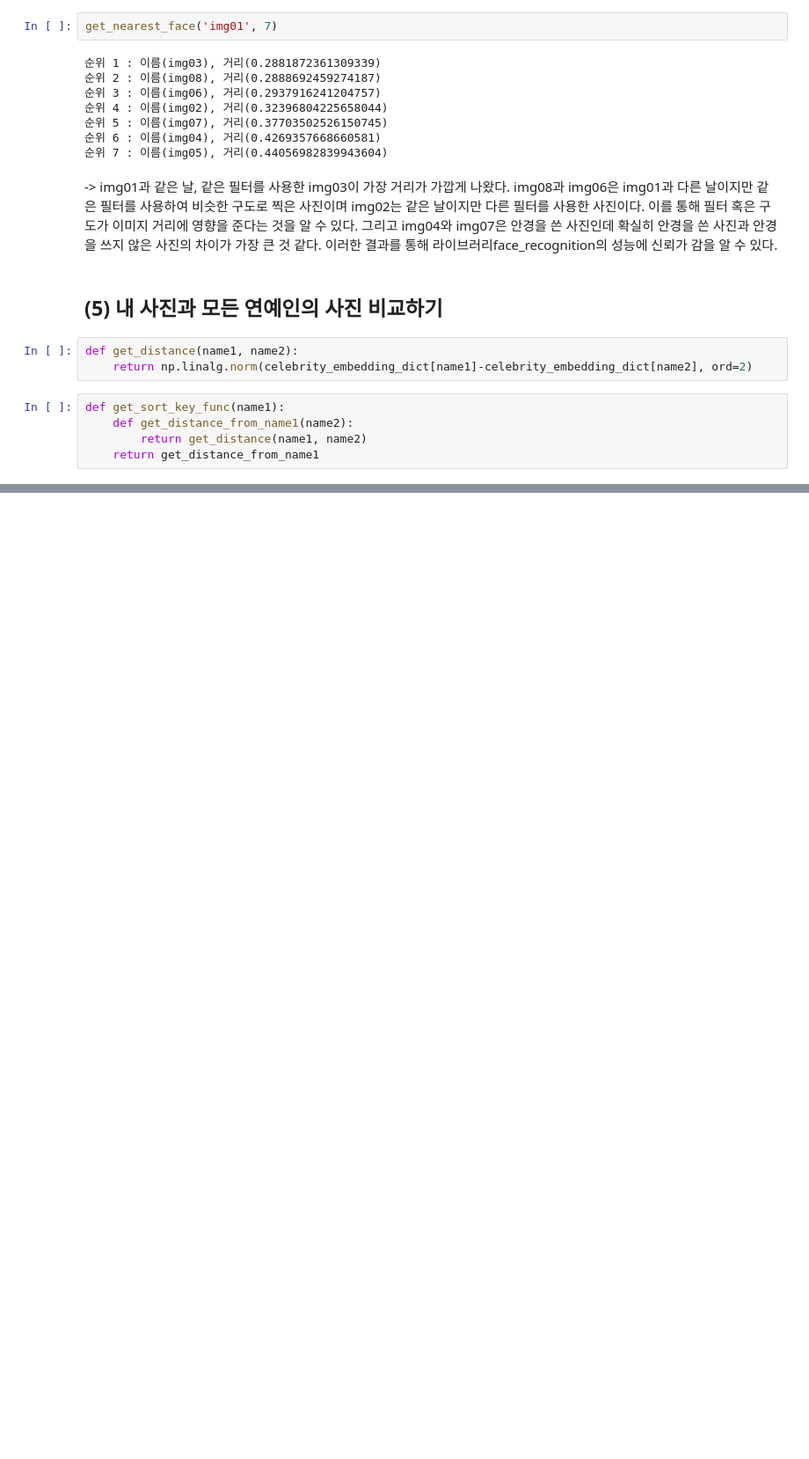
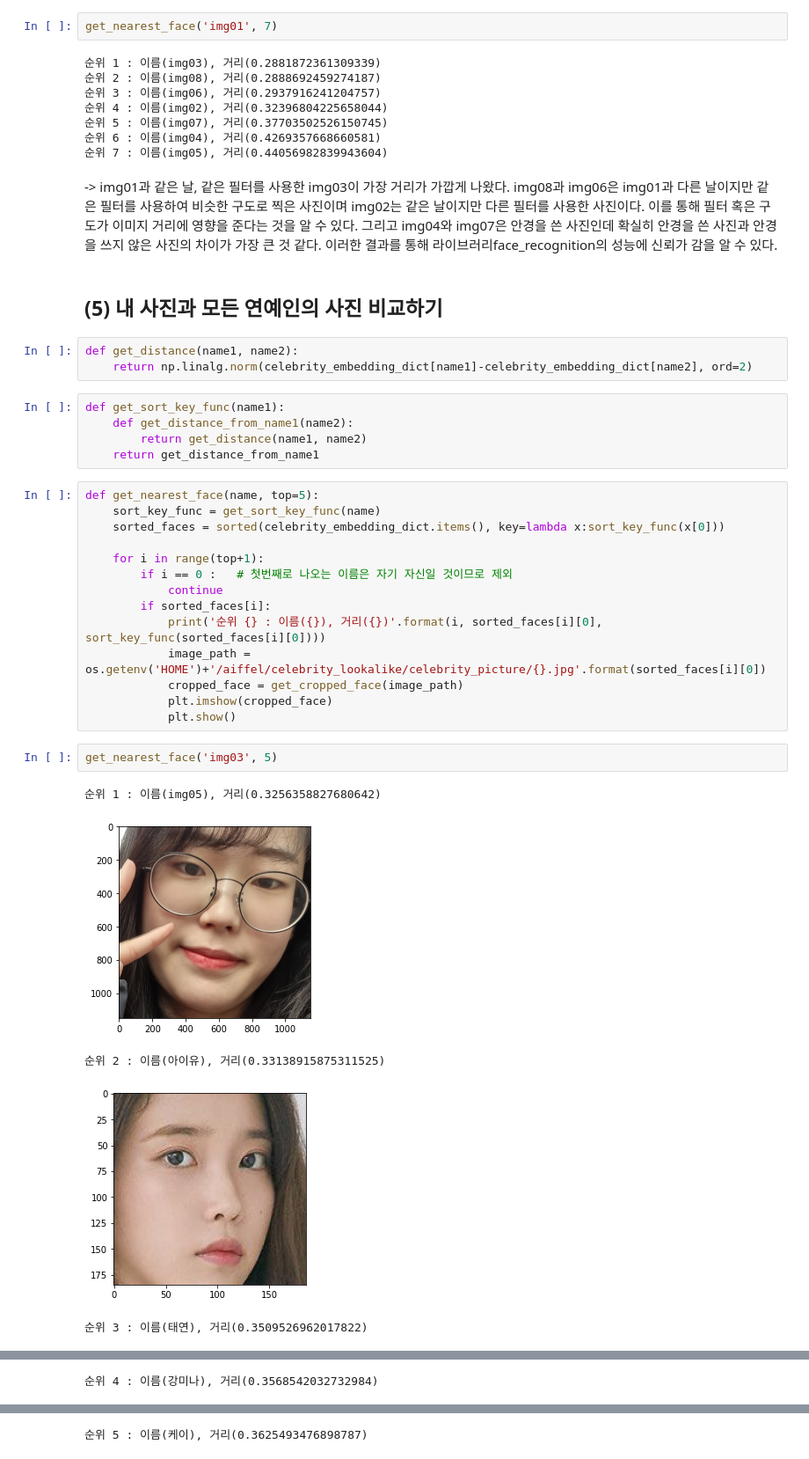
Before and after one commit to jangddu/first-repository, a Jupyter notebook: Project_Assignment/[13th_GD_CV01].ipynb, the cells around one changed output, grey strips where cells are left out. Shown at 88% size. Cells and saved outputs as stored; diff of their text form; blank space fills up the shorter version.

```diff
--- a/Project_Assignment/[13th_GD_CV01].ipynb
+++ b/Project_Assignment/[13th_GD_CV01].ipynb
@@ -164,3 +196,25 @@ def get_sort_key_func(name1):
     def get_distance_from_name1(name2):
         return get_distance(name1, name2)
     return get_distance_from_name1
+# %%
+def get_nearest_face(name, top=5):
+    sort_key_func = get_sort_key_func(name)
+    sorted_faces = sorted(celebrity_embedding_dict.items(), key=lambda x:sort_key_func(x[0]))
+
+    for i in range(top+1):
+        if i == 0 :   # 첫번째로 나오는 이름은 자기 자신일 것이므로 제외
+            continue
+        if sorted_faces[i]:
+            print('순위 {} : 이름({}), 거리({})'.format(i, sorted_faces[i][0], sort_key_func(sorted_faces[i][0])))
+            image_path = os.getenv('HOME')+'/aiffel/celebrity_lookalike/celebrity_picture/{}.jpg'.format(sorted_faces[i][0])
+            cropped_face = get_cropped_face(image_path)
+            plt.imshow(cropped_face)
+            plt.show()
+# %%
+get_nearest_face('img03', 5)
+# %% [output]
+순위 1 : 이름(img05), 거리(0.3256358827680642)
+[figure, added]
+순위 2 : 이름(아이유), 거리(0.33138915875311525)
+[figure, added]
+순위 3 : 이름(태연), 거리(0.3509526962017822)
@@ -166,0 +222 @@ def get_sort_key_func(name1):
+순위 4 : 이름(강미나), 거리(0.3568542032732984)
@@ -166,0 +224 @@ def get_sort_key_func(name1):
+순위 5 : 이름(케이), 거리(0.3625493476898787)
```
Also changed, not shown: parts of 41 cells of this notebook.
